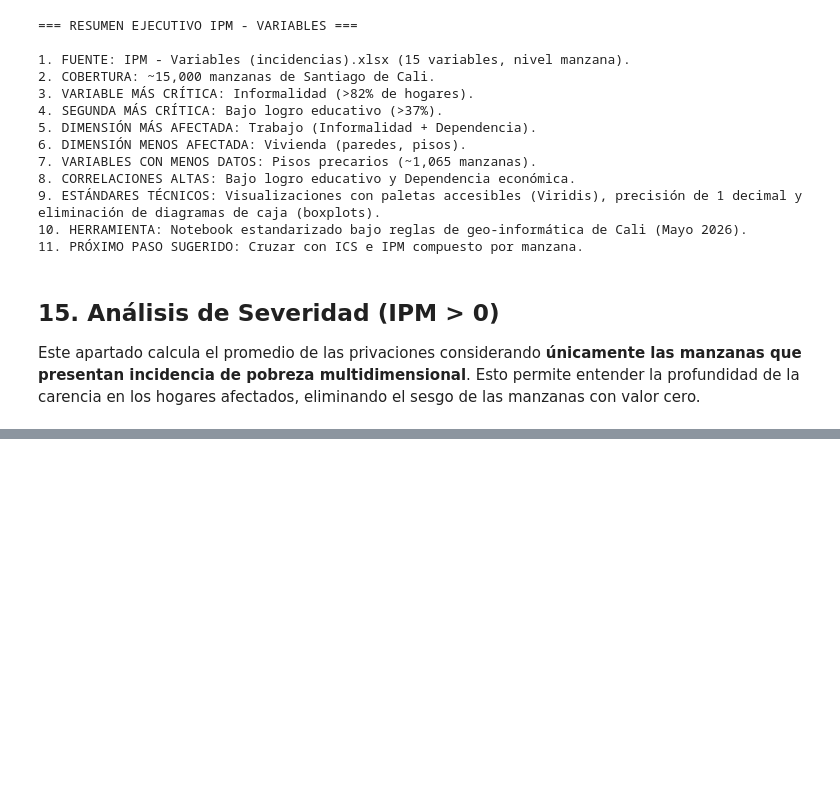
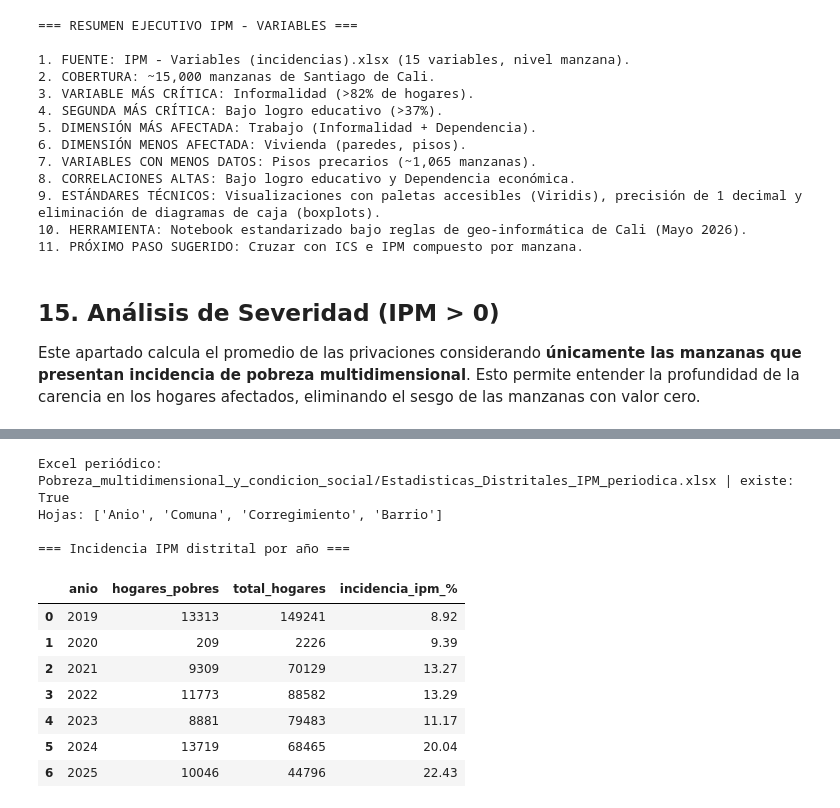
Before and after one commit to j0rg3c45/Pobreza_multidimensional_y_condicion_social, a Jupyter notebook: indice_Pobreza/notebooks_py/02_analisis_ipm_variables.ipynb, the cells around one changed output, grey strips where cells are left out. Drawn from its saved outputs; the diff is of its cells as text; code cells hidden in the pictures; blank space fills up the shorter version.

```diff
--- a/indice_Pobreza/notebooks_py/02_analisis_ipm_variables.ipynb
+++ b/indice_Pobreza/notebooks_py/02_analisis_ipm_variables.ipynb
@@ -618,0 +625,49 @@ Cali T8: 0
+# %%
+# @title 16. Cargar Estadísticas Distritales periódicas (serie 2019-2025)
+import os
+import pandas as pd
+
+# Detección de ruta del Excel periódico (Colab o local)
+_cands = [
+    os.path.join(BASE_DIR, 'indice_Pobreza/data/Estadisticas_Distritales_IPM_periodica.xlsx'),
+    os.path.join(BASE_DIR, 'Estadisticas_Distritales_IPM_periodica.xlsx'),
+    '../data/Estadisticas_Distritales_IPM_periodica.xlsx',
+    'indice_Pobreza/data/Estadisticas_Distritales_IPM_periodica.xlsx',
+]
+PATH_PERIODICA = next((p for p in _cands if os.path.exists(p)), _cands[0])
+print('Excel periódico:', PATH_PERIODICA, '| existe:', os.path.exists(PATH_PERIODICA))
+
+xls_p = pd.ExcelFile(PATH_PERIODICA)
+print('Hojas:', xls_p.sheet_names)
+
+# --- Hoja 'Anio': serie temporal de incidencia IPM ---
+# Layout: fila 0 = variables, fila 1 = Si/total, datos desde fila 3; col0=anio, col1=IPM Si, col2=total
+raw_anio = pd.read_excel(xls_p, sheet_name='Anio', header=None)
+serie = []
+for r in range(3, raw_anio.shape[0]):
+    anio = raw_anio.iloc[r, 0]
+    pobres = raw_anio.iloc[r, 1]
+    total = raw_anio.iloc[r, 2]
+    if pd.notna(anio) and pd.notna(total) and float(total) > 0:
+        serie.append({
+            'anio': int(anio),
+            'hogares_pobres': int(pobres),
+            'total_hogares': int(total),
+            'incidencia_ipm_%': round(100 * float(pobres) / float(total), 2),
+        })
+df_serie = pd.DataFrame(serie)
+print('\n=== Incidencia IPM distrital por año ===')
+display(df_serie)
+# %% [output]
+Excel periódico: Pobreza_multidimensional_y_condicion_social/Estadisticas_Distritales_IPM_periodica.xlsx | existe: True
+Hojas: ['Anio', 'Comuna', 'Corregimiento', 'Barrio']
+
+=== Incidencia IPM distrital por año ===
+|  | anio | hogares_pobres | total_hogares | incidencia_ipm_% |
+| 0 | 2019 | 13313 | 149241 | 8.92 |
+| 1 | 2020 | 209 | 2226 | 9.39 |
+| 2 | 2021 | 9309 | 70129 | 13.27 |
+| 3 | 2022 | 11773 | 88582 | 13.29 |
+| 4 | 2023 | 8881 | 79483 | 11.17 |
+| 5 | 2024 | 13719 | 68465 | 20.04 |
+| 6 | 2025 | 10046 | 44796 | 22.43 |
```
Also changed, not shown: parts of 7 cells of this notebook.
